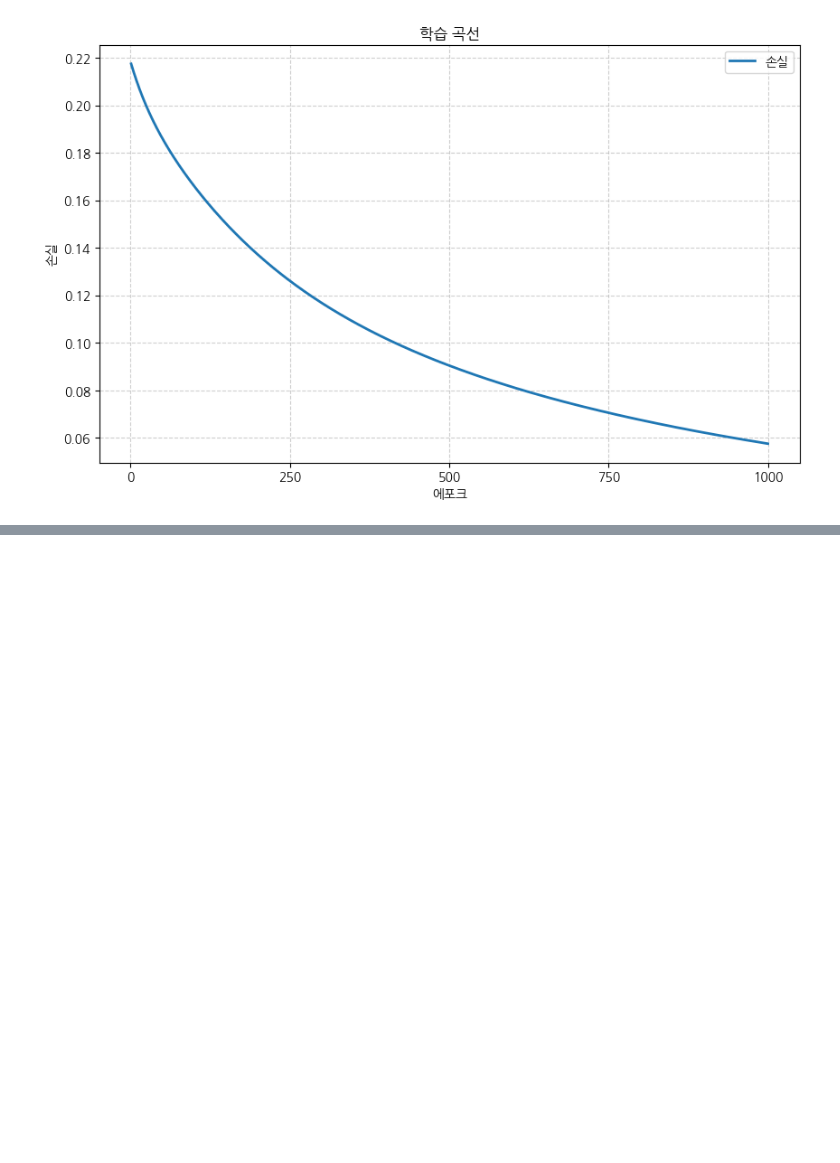
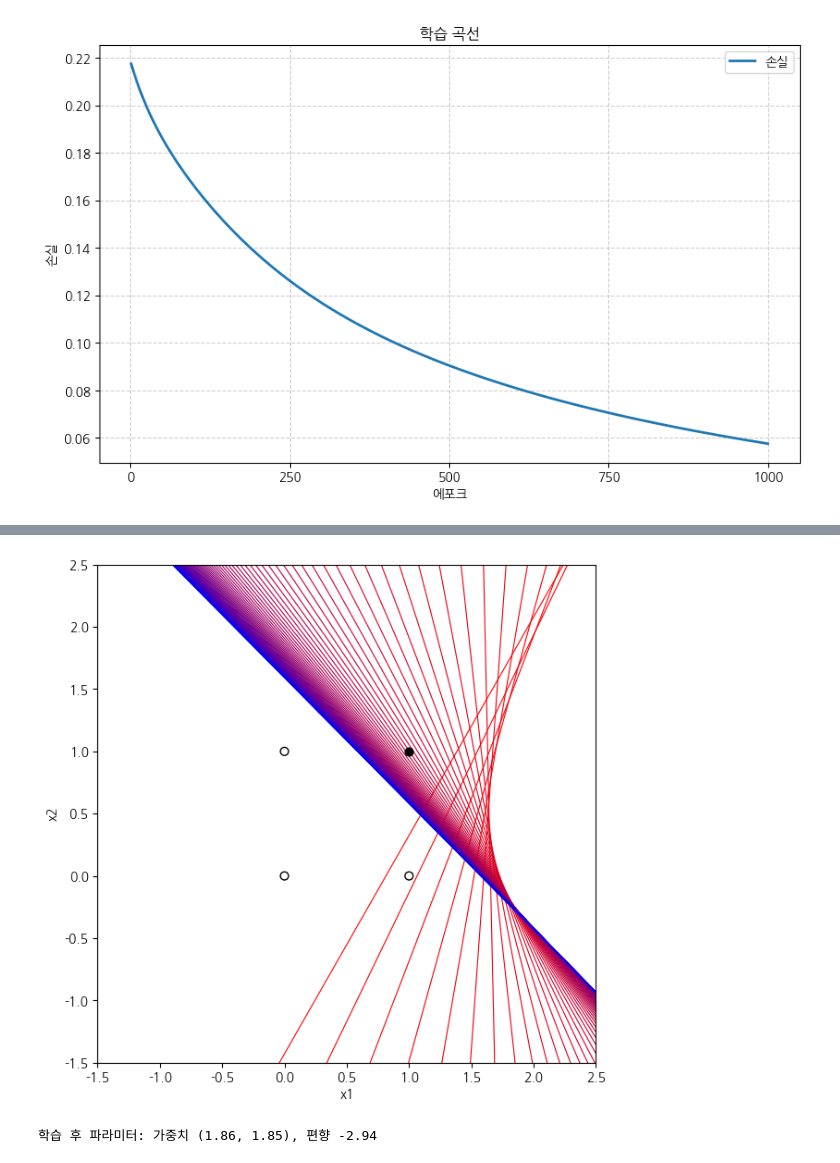
Before and after one commit to crapas/dl-pytorch, a Jupyter notebook: code_examples/ch02/02-02_example.ipynb, the cells around one changed output, grey strips where cells are left out. Cells and saved outputs as stored; diff of their text form; code cells hidden in the pictures; blank space fills up the shorter version.

```diff
--- a/code_examples/ch02/02-02_example.ipynb
+++ b/code_examples/ch02/02-02_example.ipynb
@@ -299,0 +347,71 @@ viz.plot_decision_boundary(
+# %%
+# 참고 - 학습 중 결정 경계의 이동 ([그림 2-5])
+
+import matplotlib.pyplot as plt
+
+from code_reference.common import set_korean_plot_env
+
+set_korean_plot_env()
+
+TRACE_SEED = 2         # 초기 파라미터를 결정하는 시드값 (바꿔 가며 궤적 선택)
+TRACE_EPOCHS = 1000    # 학습 에포크
+TRACE_LR = 0.1         # 학습률
+TRACE_LINES = 80       # 그림에 그릴 결정 경계의 개수
+PLOT_RANGE = (-1.5, 2.5)
+
+# 지정한 시드로 파라미터를 새로 만들어 학습 (앞의 학습 결과에 영향을 주지 않음)
+torch.manual_seed(TRACE_SEED)
+trace_weights = torch.randn((2, 1), requires_grad=True)
+trace_bias = torch.randn((1, ), requires_grad=True)
+
+# 학습을 진행하면서 일정 간격마다 그 시점의 파라미터를 기록
+interval = max(1, TRACE_EPOCHS // TRACE_LINES)
+boundaries = []
+for epoch in range(TRACE_EPOCHS):
+    if epoch % interval == 0:
+        with torch.no_grad():
+            boundaries.append((
+                trace_weights[0].item(), trace_weights[1].item(), trace_bias.item()
+            ))
+    Y_pred = model(X, trace_weights, trace_bias)     # 순전파
+    loss = criterion(Y_pred, Y_true)                 # 손실 계산
+    loss.backward()                                  # 역전파
+    optimizer(trace_weights, trace_bias, TRACE_LR)   # 파라미터 최적화
+    trace_weights.grad.zero_()                       # 가중치 기울기 초기화
+    trace_bias.grad.zero_()                          # 편향 기울기 초기화
+
+# 학습이 끝난 시점의 결정 경계도 기록
+with torch.no_grad():
+    boundaries.append((
+        trace_weights[0].item(), trace_weights[1].item(), trace_bias.item()
+    ))
+
+# 결정 경계는 x1*w1 + x2*w2 + b = 0, 즉 x2 = -(w1/w2)*x1 - (b/w2) 인 직선
+x_line = torch.linspace(PLOT_RANGE[0], PLOT_RANGE[1], 200)
+
+fig, ax = plt.subplots(figsize=(7, 7))
+for i, (w1, w2, b) in enumerate(boundaries):
+    if w2 == 0:                                      # 수직선은 그리지 않음
+        continue
+    # 학습 진행도(0: 처음, 1: 마지막)에 따라 붉은색에서 푸른색으로 변화
+    progress = i / (len(boundaries) - 1)
+    ax.plot(x_line, -(w1 / w2) * x_line - (b / w2),
+            color=(1 - progress, 0.0, progress), linewidth=0.8)
+
+# AND 게이트 샘플: 정답이 0이면 빈 원, 1이면 채운 원
+for (x1, x2), y in zip(X.tolist(), Y_true.flatten().tolist()):
+    ax.scatter(x1, x2, marker='o', s=40, edgecolor='black', zorder=3,
+               facecolor='black' if y > 0.5 else 'none')
+
+ax.set_xlim(PLOT_RANGE)
+ax.set_ylim(PLOT_RANGE)
+ax.set_aspect('equal')
+ax.set_xlabel('x1')
+ax.set_ylabel('x2')
+plt.show()
+
+print(f'학습 후 파라미터: 가중치 ({boundaries[-1][0]:.2f}, {boundaries[-1][1]:.2f}), '
+      f'편향 {boundaries[-1][2]:.2f}')
+# %% [output]
+[figure, added]
+학습 후 파라미터: 가중치 (1.86, 1.85), 편향 -2.94
```
Also changed, not shown: parts of 20 cells of this notebook, 5 other files.
